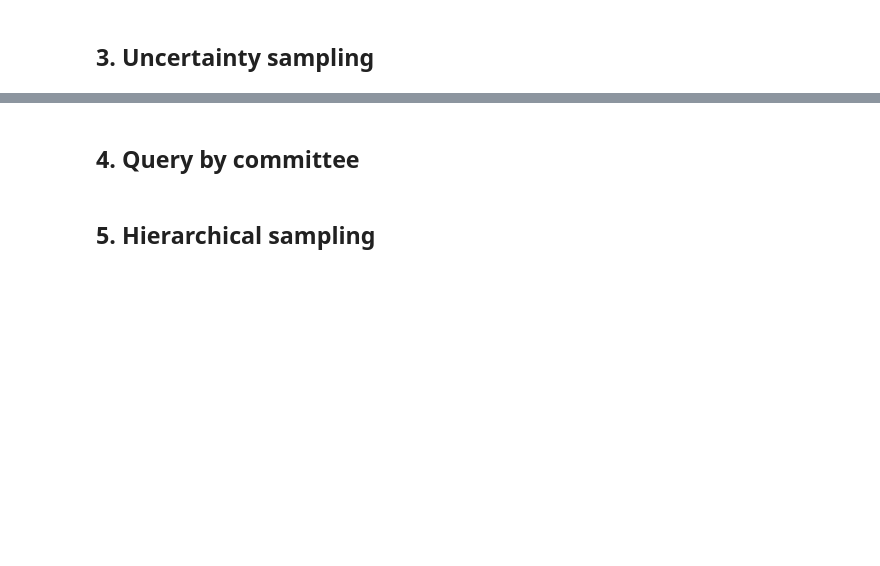
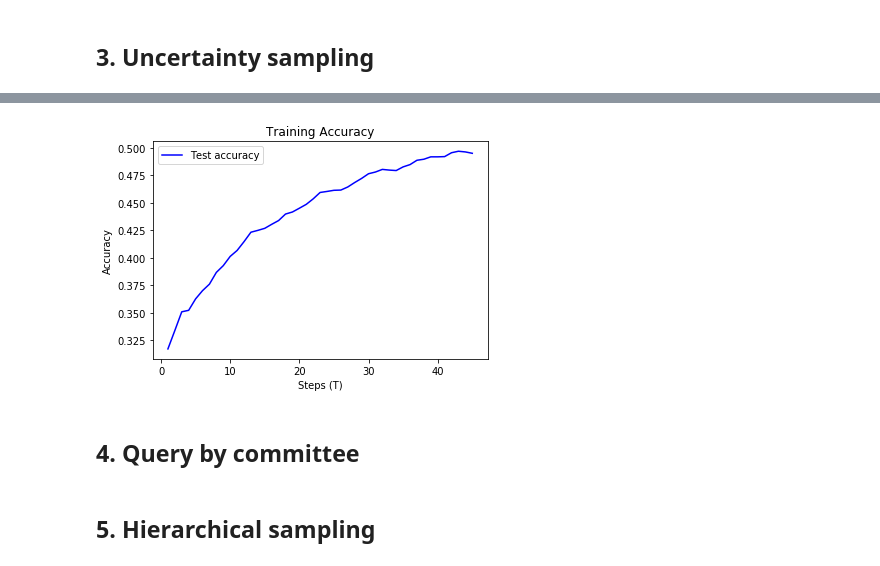
Before and after one commit to Waqar06/SMLProject2, a Jupyter notebook: Waqar.ipynb, the cells around one changed output, grey strips where cells are left out. Saved outputs shown, nothing was run; the diff lists cells and outputs as text; code cells hidden in the pictures; blank space fills up the shorter version.

```diff
--- a/Waqar.ipynb
+++ b/Waqar.ipynb
@@ -240,15 +258,7 @@ def logistic_regression_entropy_select(X, model, **args):
     Given an unlabelled dataset X, a matrix of n x d, and a discriminative model
     P(y|x), returns a vector of n entropy values.
     """
-    # fill in
-    print("X Shape",X.shape)
-    from scipy.stats import entropy
-    #prob = model.predict_proba(X)   # paper has log
+    #
     prob = model.predict_proba(X)
-    #ar = prob.to_numpy()
-    #print(ar.shape
-    ent  = entropy(prob,axis=1,base=10)
-    print("Ent shape ",ent.shape)
-    print(ent)
+    ent  = entropy(prob,axis=1)
     return ent
-    #return ent.argmax()
@@ -266,3 +288,22 @@ models_us = pool_based_active_learning(X_pool, y_pool, seed_set,
+# %%
+## your code here for evaluation of accuracy and plotting of results
+
+evalutaion_scores=[]
+for model in models_us:
+     test_accuracy = evaluate_logistic_regression_accuracy(X_test,y_test,model)
+     evalutaion_scores.append(test_accuracy)
+
+iterations = range(1, len(evalutaion_scores) + 1)
+
+plt.plot(iterations, evalutaion_scores, 'b', label='Test accuracy')
+plt.title('Training Accuracy')
+plt.legend()
+plt.xlabel("Steps (T)")
+plt.ylabel("Accuracy")
+
+plt.show()
+# %% [output]
+[figure, added]
 # %% [markdown]
 ## 4. Query by committee
 # %%
```
Also changed, not shown: parts of 18 cells of this notebook, 2 other files.
